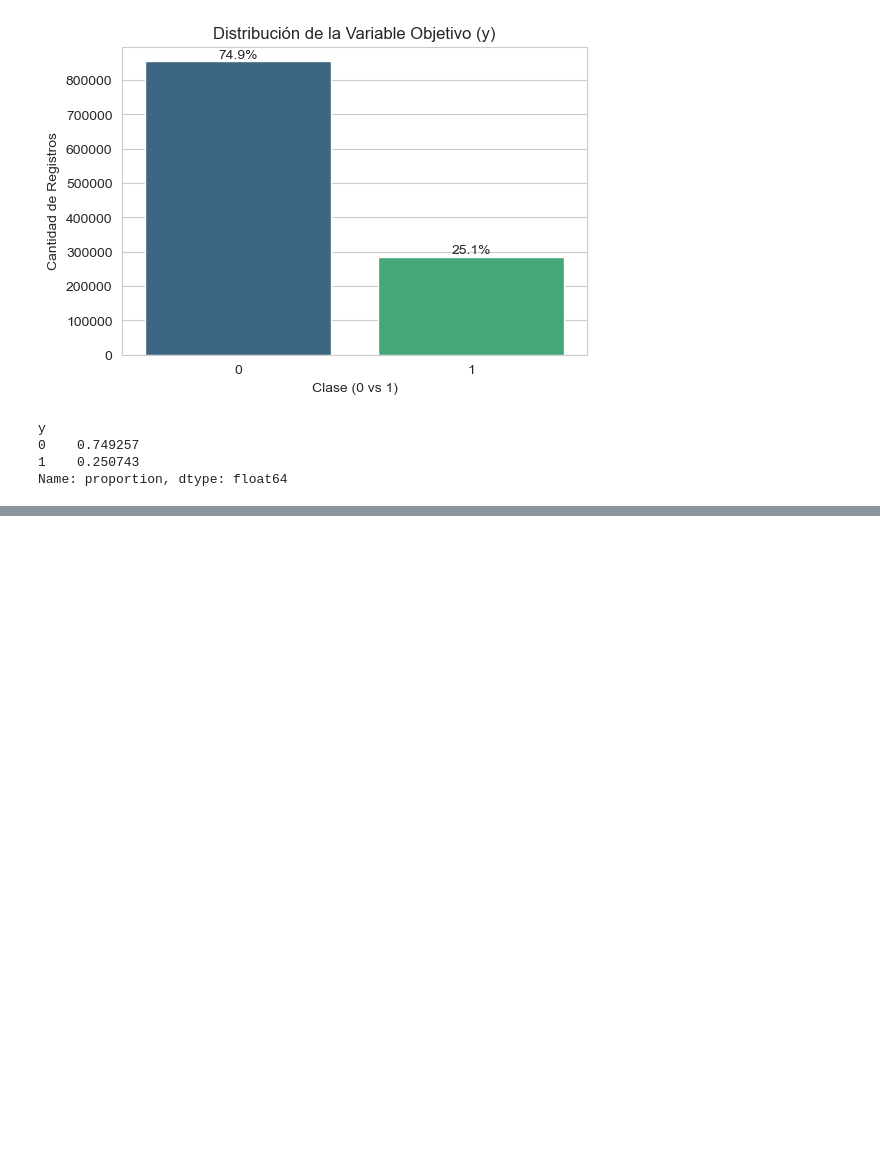
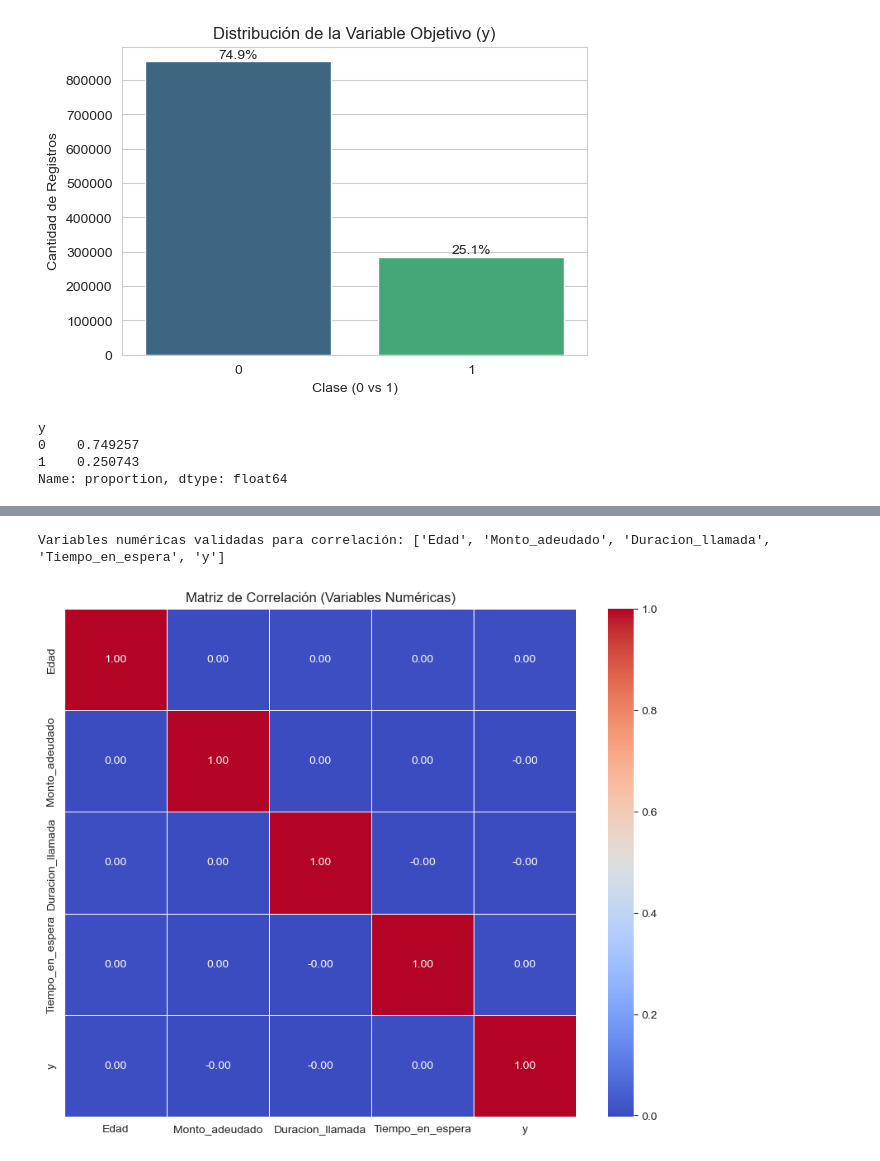
Before and after one commit to Pipe1017/emtelco_prueba, a Jupyter notebook: notebooks/02_EDA_Customer_Profile.ipynb, the cells around one changed output, grey strips where cells are left out. Drawn from its saved outputs; the diff is of its cells as text; code cells hidden in the pictures; blank space fills up the shorter version.

```diff
--- a/notebooks/02_EDA_Customer_Profile.ipynb
+++ b/notebooks/02_EDA_Customer_Profile.ipynb
@@ -53,0 +94,22 @@ Name: proportion, dtype: float64
+# %%
+# Selección de variables candidatas
+vars_corr = ['Edad', 'Monto_adeudado', 'Duracion_llamada', 'Tiempo_en_espera', 'Antiguedad', 'y']
+
+# Filtrado Inteligente:
+# Solo seleccionamos las columnas de vars_corr que existen en el DF Y ADEMÁS son numéricas.
+# Esto elimina automáticamente 'Antiguedad' si tiene texto como 'mid-age'.
+vars_numericas_reales = df[vars_corr].select_dtypes(include=['float64', 'int64', 'int32']).columns
+
+print(f"Variables numéricas validadas para correlación: {list(vars_numericas_reales)}")
+
+# Cálculo de la matriz
+correlation_matrix = df[vars_numericas_reales].corr()
+
+# Visualización
+plt.figure(figsize=(10, 8))
+sns.heatmap(correlation_matrix, annot=True, cmap='coolwarm', fmt=".2f", linewidths=0.5)
+plt.title('Matriz de Correlación (Variables Numéricas)')
+plt.show()
+# %% [output]
+Variables numéricas validadas para correlación: ['Edad', 'Monto_adeudado', 'Duracion_llamada', 'Tiempo_en_espera', 'y']
+[figure, added]
```
Also changed, not shown: parts of 3 cells of this notebook, 1 other file.
